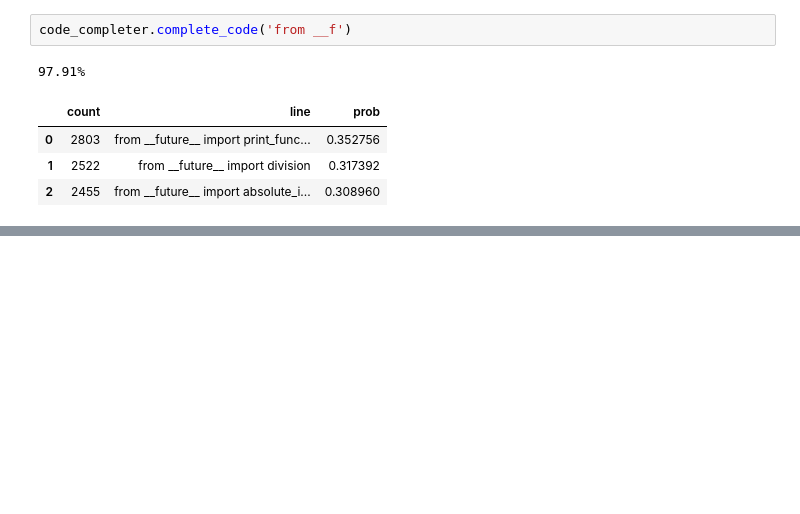
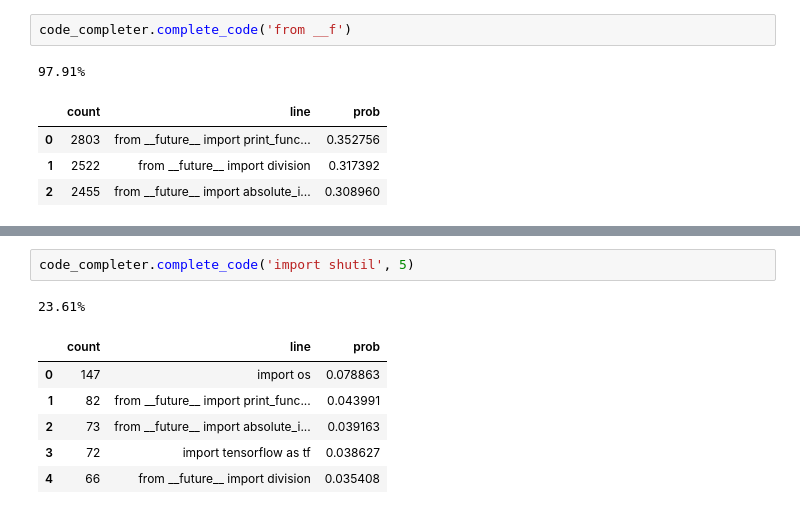
Before and after one commit to erez-aharonov/code_completion2, a Jupyter notebook: get_data_set_and_analyze.ipynb, the cells around one changed output, grey strips where cells are left out. Drawn from its saved outputs; the diff is of its cells as text; blank space fills up the shorter version.

```diff
--- a/get_data_set_and_analyze.ipynb
+++ b/get_data_set_and_analyze.ipynb
@@ -171,0 +215,10 @@ code_completer.complete_code('from __f')
+# %%
+code_completer.complete_code('import shutil', 5)
+# %% [output]
+23.61%
+|  | count | line | prob |
+| 0 | 147 | import os | 0.078863 |
+| 1 | 82 | from __future__ import print_func... | 0.043991 |
+| 2 | 73 | from __future__ import absolute_i... | 0.039163 |
+| 3 | 72 | import tensorflow as tf | 0.038627 |
+| 4 | 66 | from __future__ import division | 0.035408 |
```
Also changed, not shown: parts of 11 cells of this notebook, 2 other files.
